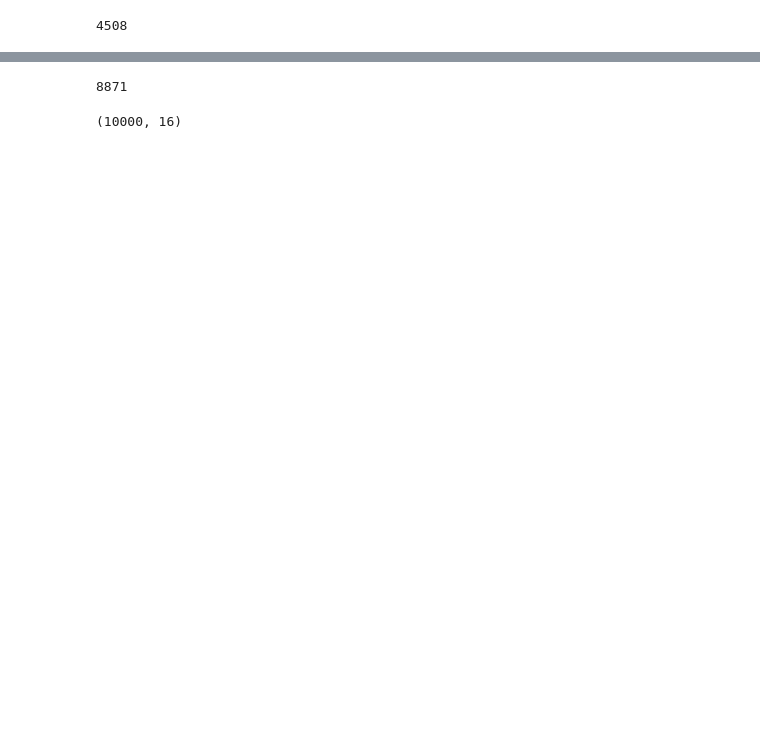
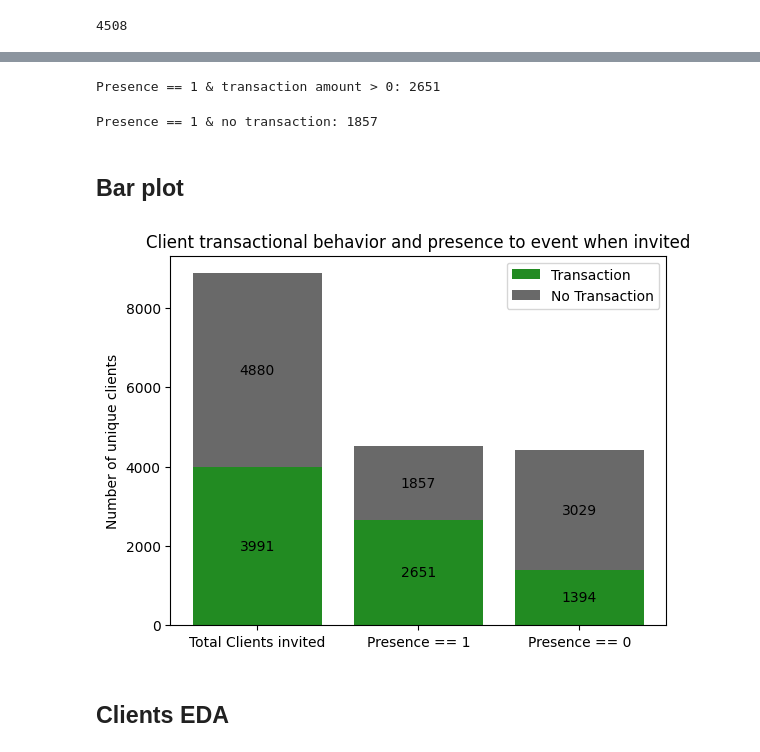
Before and after one commit to tesscln/XHEC-Eleven-Project, a Jupyter notebook: tess_eda.ipynb, the cells around one changed output, grey strips where cells are left out. Saved outputs shown, nothing was run; the diff lists cells and outputs as text; code cells hidden in the pictures; blank space fills up the shorter version.

```diff
--- a/tess_eda.ipynb
+++ b/tess_eda.ipynb
@@ -277,19 +108,0 @@ merged_df[merged_df['gross_amount_euro']==0].client_id.nunique()
-# %%
-transactions_counts = {
-    'Transaction': np.array([3991, 2651, 1394]),
-    'No Transaction': np.array([4880, 1857, 3029]),
-}
-
-fig, ax = plt.subplots()
-bottom = np.zeros(3)
-
-for transac, transac_count in transactions_counts.items():
-    p = ax.bar(to_plot2, transac_count, label=transac, bottom=bottom)
-    bottom += transac_count
-
-    ax.bar_label(p, label_type='center')
-
-ax.set_title('Number of penguins by sex')
-ax.legend()
-
-plt.show()
@@ -329,8 +109,49 @@ clients_notpresent_notransac['client_id'].nunique()
-# %%
-merged_df['client_id'].nunique()
-# %% [output]
-8871
-# %%
-merged_df.shape
-# %% [output]
-(10000, 16)
+# %%
+# Presence == 1 & transaction amount > 0
+
+clients_present_transac = merged_df[(merged_df['client_is_present'] == 1) & (merged_df['gross_amount_euro'] > 0)]
+print(f"Presence == 1 & transaction amount > 0: {clients_present_transac['client_id'].nunique()} ")
+# %% [output]
+Presence == 1 & transaction amount > 0: 2651
+# %%
+# Presence == 1 & no transaction
+
+clients_present_notransac = merged_df[(merged_df['client_is_present'] == 1) & (merged_df['gross_amount_euro'] == 0)]
+print(f"Presence == 1 & no transaction: {clients_present_notransac['client_id'].nunique()}")
+# %% [output]
+Presence == 1 & no transaction: 1857
+# %% [markdown]
+## Bar plot
+# %%
+to_plot = ['Total Clients invited', 'Presence == 1', 'Presence == 0']
+heights = [merged_df['client_id'].nunique(), merged_df[merged_df['client_is_present'] == 1].client_id.nunique(),
+            merged_df[merged_df['client_is_present'] == 0].client_id.nunique()]
+
+transactions_counts = {
+    'Transaction': np.array([3991, 2651, 1394]),
+    'No Transaction': np.array([4880, 1857, 3029]),
+}
+
+fig, ax = plt.subplots()
+bottom = np.zeros(3)
+
+bar_colors = {
+    'Transaction': 'forestgreen',
+    'No Transaction': 'dimgrey'
+}
+
+for transac, transac_count in transactions_counts.items():
+    p = ax.bar(to_plot, transac_count, label=transac, bottom=bottom, color=bar_colors[transac])
+    bottom += transac_count
+
+    ax.bar_label(p, label_type='center')
+
+ax.set_title('Client transactional behavior and presence to event when invited')
+ax.set_ylabel('Number of unique clients')
+ax.legend()
+
+plt.show()
+# %% [output]
+[figure, added]
+# %% [markdown]
+## Clients EDA
```
Also changed, not shown: parts of 62 cells of this notebook.
